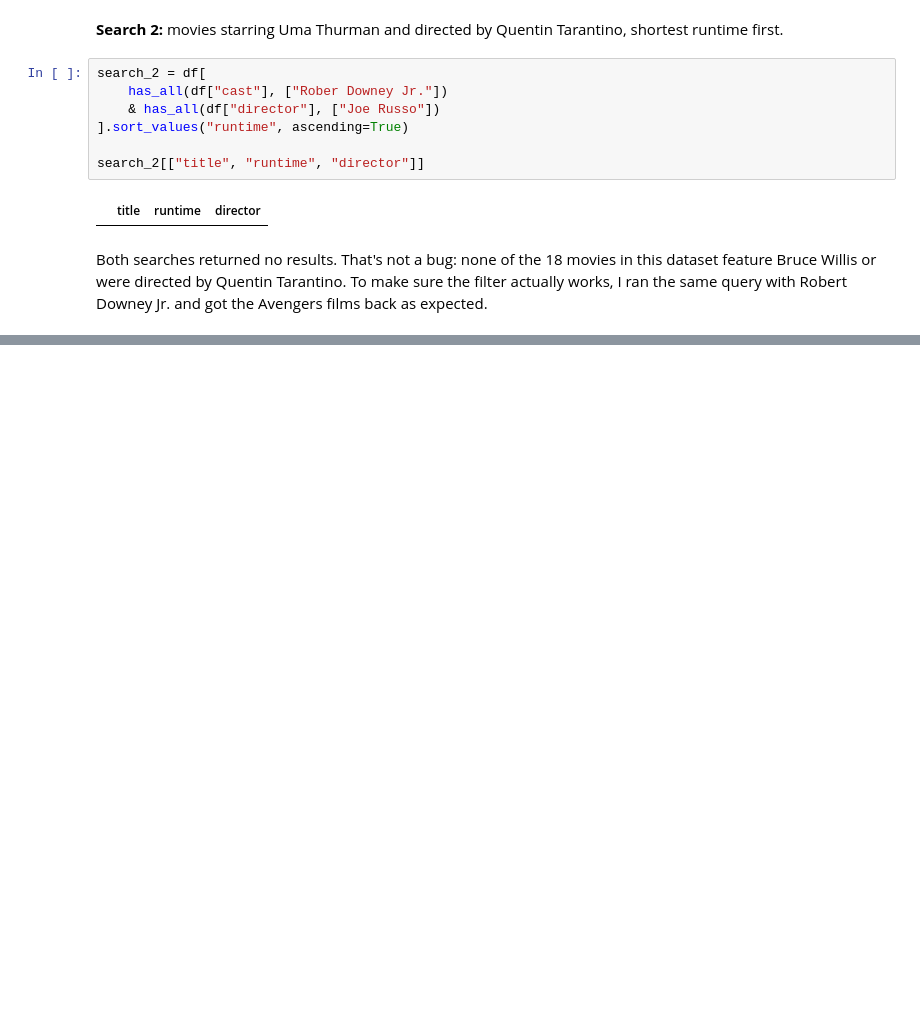
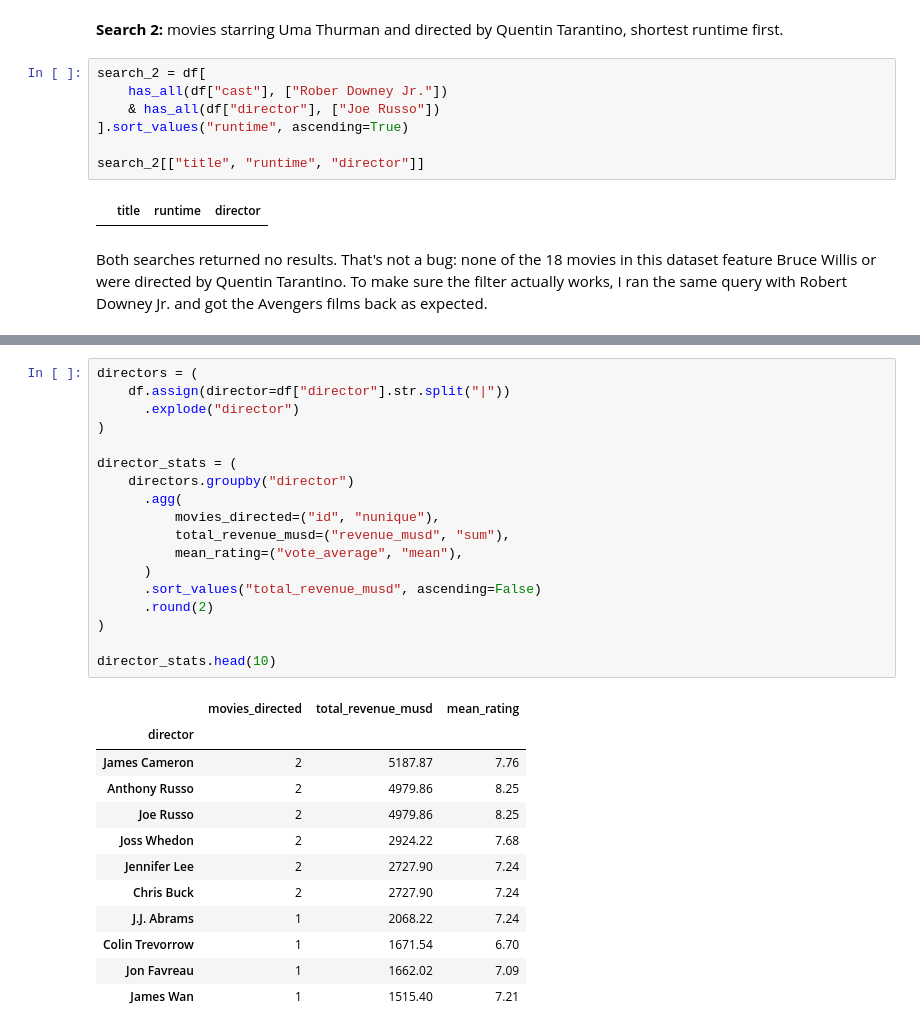
Before and after one commit to CasualLev/tmdb-movalyzer, a Jupyter notebook: notebooks/tmdb_analysis.ipynb, the cells around one changed output, grey strips where cells are left out. Drawn from its saved outputs; the diff is of its cells as text; blank space fills up the shorter version.

```diff
--- a/notebooks/tmdb_analysis.ipynb
+++ b/notebooks/tmdb_analysis.ipynb
@@ -699,0 +769,31 @@ Both searches returned no results. That's not a bug: none of the 18 movies in th
+# %%
+directors = (
+    df.assign(director=df["director"].str.split("|"))
+      .explode("director")
+)
+
+director_stats = (
+    directors.groupby("director")
+      .agg(
+          movies_directed=("id", "nunique"),
+          total_revenue_musd=("revenue_musd", "sum"),
+          mean_rating=("vote_average", "mean"),
+      )
+      .sort_values("total_revenue_musd", ascending=False)
+      .round(2)
+)
+
+director_stats.head(10)
+# %% [output]
+|  | movies_directed | total_revenue_musd | mean_rating |
+| director |  |  |  |
+| James Cameron | 2 | 5187.87 | 7.76 |
+| Anthony Russo | 2 | 4979.86 | 8.25 |
+| Joe Russo | 2 | 4979.86 | 8.25 |
+| Joss Whedon | 2 | 2924.22 | 7.68 |
+| Jennifer Lee | 2 | 2727.90 | 7.24 |
+| Chris Buck | 2 | 2727.90 | 7.24 |
+| J.J. Abrams | 1 | 2068.22 | 7.24 |
+| Colin Trevorrow | 1 | 1671.54 | 6.70 |
+| Jon Favreau | 1 | 1662.02 | 7.09 |
+| James Wan | 1 | 1515.40 | 7.21 |
```
Also changed, not shown: parts of 5 cells of this notebook.
